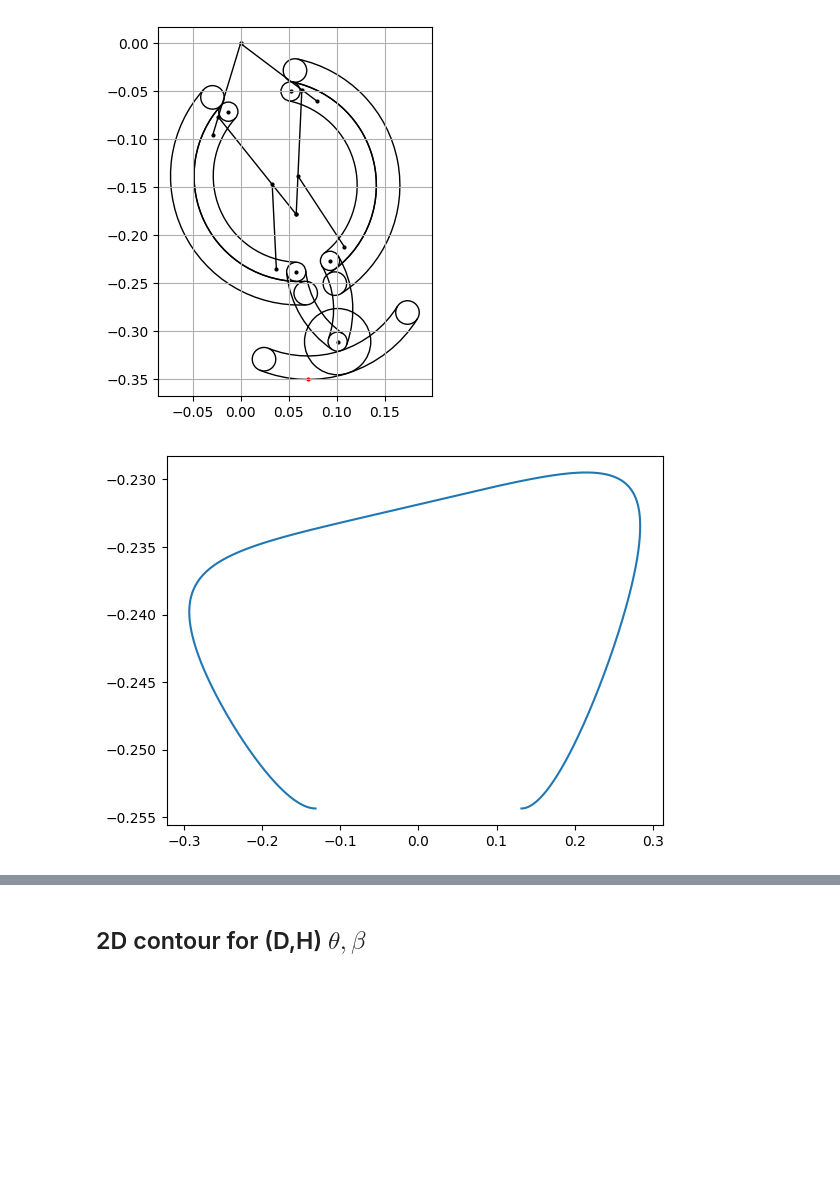
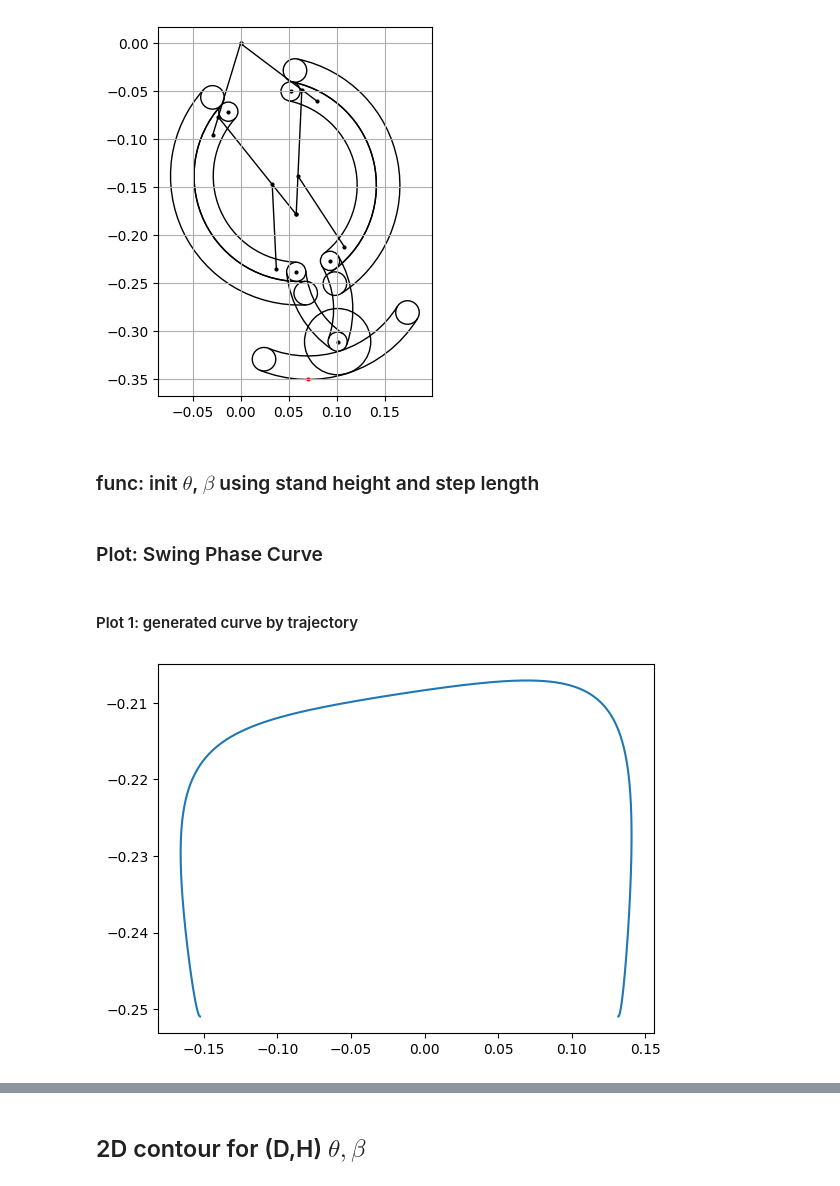
Before and after one commit to Starlee-0514/LegWheel, a Jupyter notebook: Note/Note.ipynb, the cells around one changed output, grey strips where cells are left out. Drawn from its saved outputs; the diff is of its cells as text; code cells hidden in the pictures; blank space fills up the shorter version.

Commit message:
create Walk/Trot gait generate script

```diff
--- a/Note/Note.ipynb
+++ b/Note/Note.ipynb
@@ -225,6 +271,8 @@ ax.grid()
 plt.show()
 # %% [output]
 [figure]
+# %% [markdown]
+### func: init $\theta$, $\beta$ using stand height and step length
 # %%
 # ====================< function to joint angles >===================
 # function to transfer stand height and step length to joint angles
@@ -251,37 +299,36 @@ def get_init_tb(stand_height, step_length, leg = LegModel.LegModel()):
     L = 2*OO_r_Dist*np.sin(beta0)       # distance of ground contact to hip joint in X axis
     D = (L+leg.foot_radius*2*beta0)/3   # movement of hip joint in X axis during one step
     return theta0, beta0, D
+# %% [markdown]
+### Plot: Swing Phase Curve
+# %% [markdown]
+#### Plot 1: generated curve by trajectory
 # %%
 from bezier import swing
 import time
 import Trajectory_Planning as TJ
-traj_planner = TJ.TrajectoryPlanner(stand_height = 0.3,
-                                    step_length = 0.4,
-                                    leg = leg,
-                                    step_height=0.02,
-                                    period=2.4,
-                                    dt=0.01)
+traj_planner = TJ.TrajectoryPlanner(stand_height=0.3,
+                                    step_length=0.4,
+                                    leg=LegModel.LegModel(),
+                                    step_height=0.04,
+                                    period=10,
+                                    dt=0.001,
+                                    duty=1 / 4,
+                                    overlap=0.2)
+traj_planner.set_speed(0.1)
+traj_planner.move()
 
 leg = LegModel.LegModel()
 theta0, beta0, D = traj_planner.get_init_tb()
-H = traj_planner.H
-
-# G point at lift on
-leg.forward(theta0, beta0)
-G_lo = leg["G"].copy()
-# G point at touch down
-leg.forward(theta0, -beta0)
-G_td = leg["G"].copy()
-traj_planner.move()
 
 start = time.time()
 sp = traj_planner.generate_swing_trajectory()
 end = time.time()
 d = np.linspace(0, 1, 10000)
 curve_points = [sp.getFootendPoint(_) for _ in d]
 x_ = [p[0] for p in curve_points]
 y_ = [p[1] for p in curve_points]
 plt.plot(x_, y_)
 plt.show()
 # %% [output]
-[figure, old version]
+[figure, new version]
```
Also changed, not shown: parts of 25 cells of this notebook, 1 other file.
